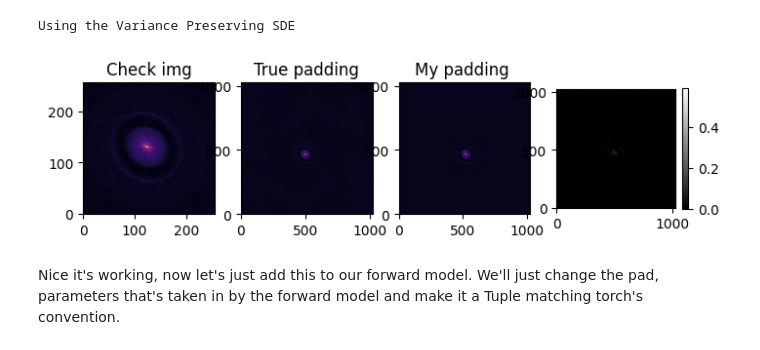
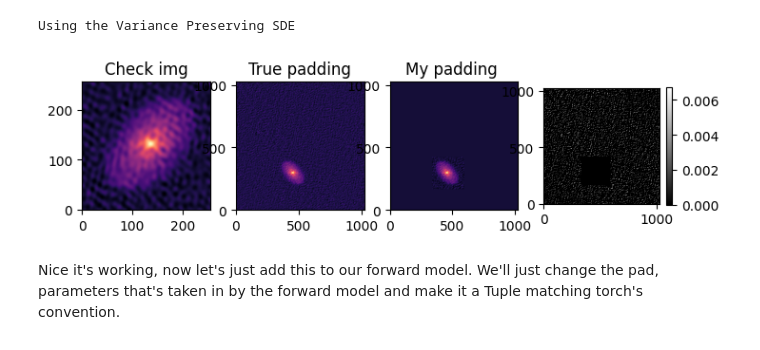
Before and after one commit to EnceladeCandy/bayesian-imaging-radio, a Jupyter notebook: experiment_notebooks/inference_htlup.ipynb, the cells around one changed output. Drawn from its saved outputs; the diff is of its cells as text; code cells hidden in the pictures.

```diff
--- a/experiment_notebooks/inference_htlup.ipynb
+++ b/experiment_notebooks/inference_htlup.ipynb
@@ -23,7 +23,7 @@ pad = (npix-img_size)//2
 # Importing data
 # data_dir = "/home/noedia/projects/rrg-lplevass/data/htlup_4096_gridded_sinc.npz"
 # data_dir = "/home/noedia/scratch/bayesian_imaging_radio/dsharp_npz/HD163296_gridded_sinc_4096.npz"
-data_dir = "/home/noedia/scratch/bayesian_imaging_radio/dsharp_gridded/Elias24_continuum_4096_gridded_sinc.npz"
+data_dir = "/home/noedia/scratch/bayesian_imaging_radio/dsharp_gridded/WSB52_continuum_4096_gridded_sinc.npz"
 with np.load(data_dir) as data_gridded:
         vis_bin_re = torch.tensor(data_gridded["vis_bin_re"]).to(device)
         vis_bin_imag = torch.tensor(data_gridded["vis_bin_imag"]).to(device)
@@ -42,8 +42,8 @@ y = complex_to_real(vis_sampled) * npix
 sigma_y = complex_to_real(std_sampled) * npix
 
 # Irregular padding strategy depending on the position of the image on teh 4096x4096 pixel grid.
-xshift = -10
-yshift = 50
+xshift = 50
+yshift = 220
 # Irregular padding
 xc = npix//2 - xshift # center of the 256*256 pixel grid we want to reconstruct
 yc = npix//2 - yshift
@@ -69,27 +69,27 @@ dirty_image = ftshift(ift(iftshift(vis_bin_re + 1j * vis_bin_imag))).real
 # %%
 Dy = yc-img_size//2
 Uy = yc+img_size//2
 Dx = xc-img_size//2
 Ux = xc+img_size//2
-nopad_dirty = flip(dirty_image[Dy:Uy, Dx:Ux])
+nopad_dirty = dirty_image[Dy:Uy, Dx:Ux]
 dirty_padded = torch.nn.functional.pad(nopad_dirty, pad = pad)
 
 fig, axs = plt.subplots(1, 4, figsize = (8, 4))
 D = npix//2 - 512
 U = npix//2 + 512
 
-axs[0].imshow(nopad_dirty.cpu().squeeze(), cmap = "magma", origin = "lower")
+axs[0].imshow(flip(nopad_dirty).cpu().squeeze(), cmap = "magma", origin = "lower")
 axs[0].set_title("Check img")
-axs[1].imshow(flip(dirty_image)[D:U, D:U].cpu().squeeze(), cmap = "magma", origin = "lower")
+axs[1].imshow(dirty_image[D:U, D:U].cpu().squeeze(), cmap = "magma", origin = "lower")
 axs[1].set_title("True padding")
 axs[2].imshow(dirty_padded[D:U, D:U].cpu().squeeze(), cmap = "magma", origin = "lower")
 axs[2].set_title("My padding ")
 
 im = axs[3].imshow((dirty_padded - dirty_image)[D:U, D:U].cpu().squeeze(), cmap = "gray", origin = "lower", vmin = 0)
 plt.colorbar(im, fraction = 0.046)
 plt.subplots_adjust(wspace = 0.2)
 # %% [output]
-[figure, old version]
+[figure, new version]
 # %% [markdown]
 Nice it's working, now let's just add this to our forward model. We'll just change the pad, parameters that's taken in by the forward model and make it a Tuple matching torch's convention.
 # %%
```
Also changed, not shown: parts of 2 cells of this notebook.
